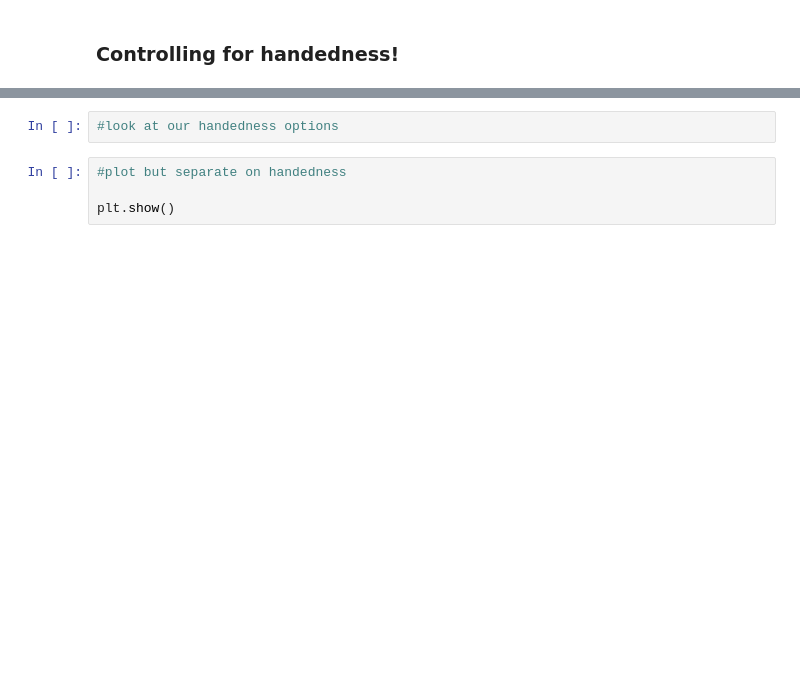
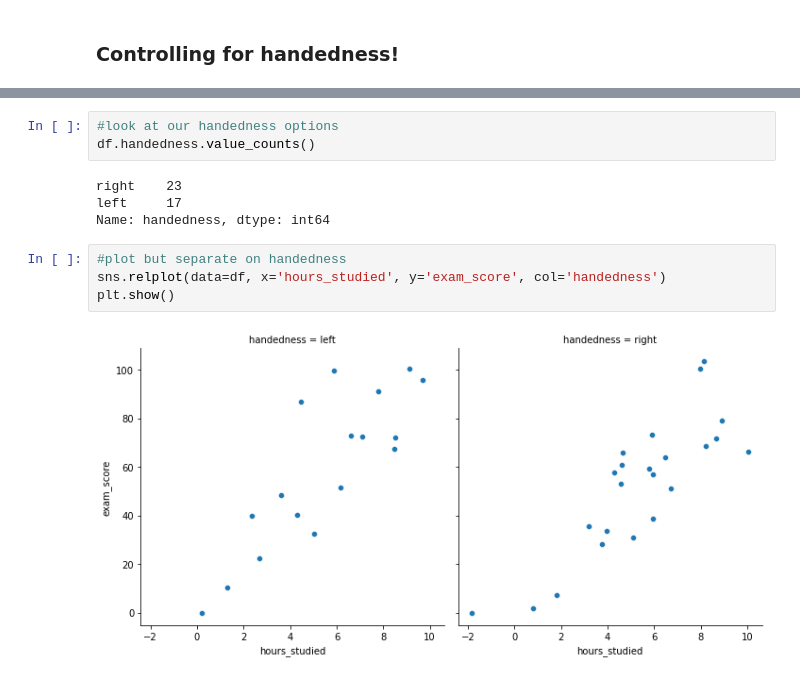
Before and after one commit to CodeupClassroom/pagel-statistics-exercises, a Jupyter notebook: correlation_lesson.ipynb, the cells around one changed output, grey strips where cells are left out. Drawn from its saved outputs; the diff is of its cells as text; blank space fills up the shorter version.

```diff
--- a/correlation_lesson.ipynb
+++ b/correlation_lesson.ipynb
@@ -315,6 +437,13 @@ print('p =', p)
 # %%
 #look at our handedness options
+df.handedness.value_counts()
+# %% [output]
+right    23
+left     17
+Name: handedness, dtype: int64
 # %%
 #plot but separate on handedness
-
+sns.relplot(data=df, x='hours_studied', y='exam_score', col='handedness')
 plt.show()
+# %% [output]
+[figure, added]
```
Also changed, not shown: parts of 83 cells of this notebook.
